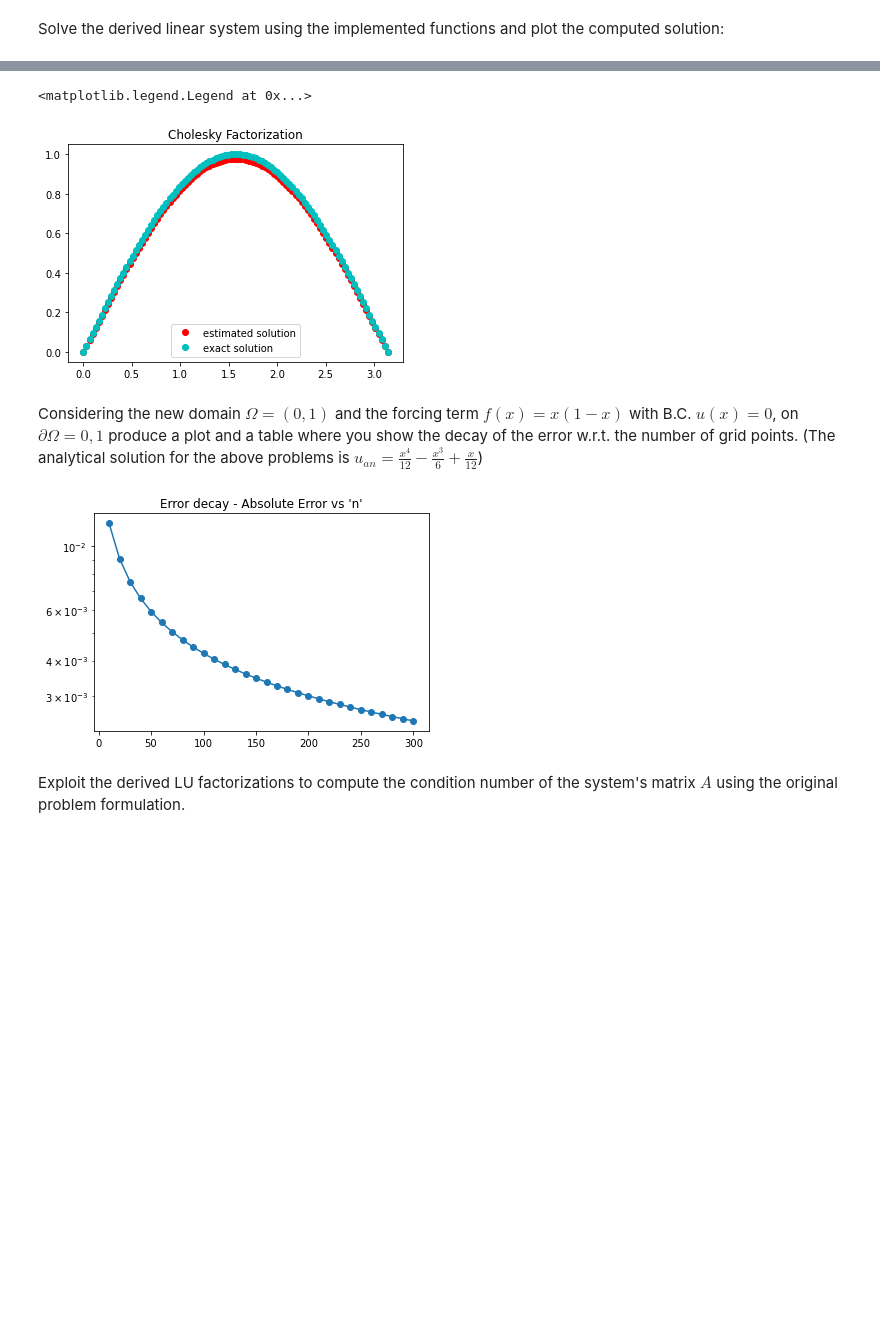
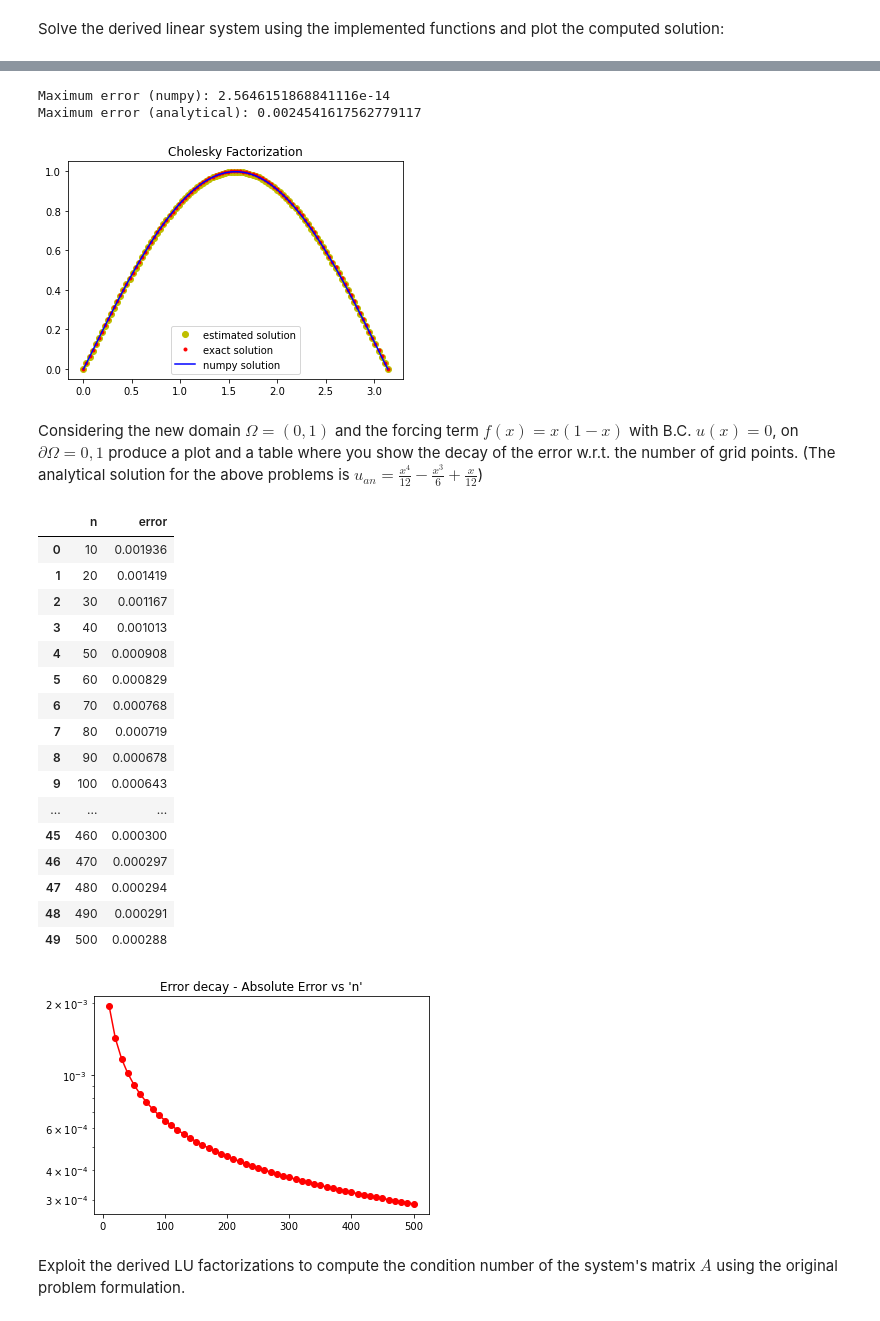
Before and after one commit to debarshibanerjee/numerical-analysis-2021-2022, a Jupyter notebook: FinalProject_2021_2022.ipynb, the cells around one changed output, grey strips where cells are left out. Drawn from its saved outputs; the diff is of its cells as text; code cells hidden in the pictures; blank space fills up the shorter version.

Commit message:
Added table for errors in Final Project...forgot earlier

```diff
--- a/FinalProject_2021_2022.ipynb
+++ b/FinalProject_2021_2022.ipynb
@@ -20,7 +21,7 @@ $$u_{xx}(x_i) = \frac{-u_{i-2}+16u_{i-1}-30u_i+16u_{i+1}-u_{i+2}}{12h^2}$$
 Implement a function that given the domain interval, the forcing function, the number of discretization points, the boundary conditions, returns the matrix $A$ and the the right hand side $b$.
 # %%
 def finDif(omega,f,n,bc):
-    h = (omega[1] - omega[0]) / (n)
+    h = (omega[1] - omega[0]) / (n-1)
 
     # Part for solving the matrix = A
     coeff_1 = 1*np.ones((n-2,))
@@ -32,7 +33,7 @@ def finDif(omega,f,n,bc):
     A = (np.diag(coeff_1, -2) + np.diag(coeff_2, -1) + np.diag(coeff_3, 0)
         + np.diag(coeff_2, +1) + np.diag(coeff_1, +2))
 
-    A /= 12.*h*h
+    A = A/(12.*(h**2))
 
     # Part for solving the RHS = b
     x = np.linspace(omega[0], omega[1], n)
@@ -44,8 +45,8 @@ def finDif(omega,f,n,bc):
     A[-1,:] = 0
     A[:,-1] = 0
     A[0,0] = A[-1,-1] = 1
-    b[0] = bc[0]
-    b[-1] = bc[1]
+    b[0] = bc[0]/(h**2)
+    b[-1] = bc[1]/(h**2)
 
     return A, b
 # %% [markdown]
@@ -159,22 +166,27 @@ w = L_solve(HT,b)
 u = U_solve(H,w)
 
 plt.title("Cholesky Factorization")
-_ = plt.plot(xx,u,'ro',label='estimated solution')
-_ = plt.plot(xx,u_ex, 'co',label='exact solution')
+_ = plt.plot(xx,u,'yo',label='estimated solution')
+_ = plt.plot(xx,u_ex, 'r.',label='exact solution')
+_ = plt.plot(xx,u_numpy, 'b',label='numpy solution')
 plt.legend()
+
+print("Maximum error (numpy):", max(abs(u-u_numpy)))
+print("Maximum error (analytical):", max(abs(u-u_ex)))
 # %% [output]
-<matplotlib.legend.Legend at 0x...>
+Maximum error (numpy): 2.5646151868841116e-14
+Maximum error (analytical): 0.0024541617562779117
-[figure, old version]
+[figure, new version]
 # %% [markdown]
 Considering the new domain $\Omega = (0,1)$ and the forcing term $f(x) = x(1-x)$ with B.C. $u(x) = 0$, on $\partial \Omega = {0,1}$ produce a plot and a table where you show the decay of the error w.r.t. the number of grid points.
 (The analytical solution for the above problems is $u_{an} = \frac{x^4}{12} - \frac{x^3}{6} + \frac{x}{12}$)
 # %%
-def error_analysis(f,bc,omega,n_range):
+def error_analysis(f,bc,omega,n_range,f_exact):
     error=[]
     for i in n_range:
         x_vals = np.linspace(omega[0], omega[1], i)
-        u_ex = x_vals**4/12. - x_vals**3/6. + x_vals/12.
-
+        #u_ex = x_vals**4/12. - x_vals**3/6. + x_vals/12.
+        u_ex = f_exact(x_vals)
         A_i, b_i = finDif(omega, f, i, bc)
 
         L_i, U_i = LU(A_i)
@@ -187,16 +199,37 @@ def error_analysis(f,bc,omega,n_range):
 # %%
 omega_new = [0,1]
 f_new = lambda x : x*(1-x)
 bc_new = [0,0]
 
-n_range = np.arange(10,301,10)
+n_range = np.arange(10,501,10)
+f_exact = lambda x : (pow(x,4)/12 - pow(x,3)/6 + x/12)
 
-errors = error_analysis(f_new, bc_new, omega_new, n_range)
+errors = error_analysis(f_new, bc_new, omega_new, n_range,f_exact)
+
+df = pd.DataFrame({'n' : n_range, 'error' : errors})
+display(df)
 
 plt.title("Error decay - Absolute Error vs 'n'")
-_ = plt.semilogy(n_range, errors, 'o-')
+_ = plt.semilogy(n_range, errors, 'ro-')
 # %% [output]
+|  | n | error |
+| 0 | 10 | 0.001936 |
+| 1 | 20 | 0.001419 |
+| 2 | 30 | 0.001167 |
+| 3 | 40 | 0.001013 |
+| 4 | 50 | 0.000908 |
+| 5 | 60 | 0.000829 |
+| 6 | 70 | 0.000768 |
+| 7 | 80 | 0.000719 |
+| 8 | 90 | 0.000678 |
+| 9 | 100 | 0.000643 |
+| ... | ... | ... |
+| 45 | 460 | 0.000300 |
+| 46 | 470 | 0.000297 |
+| 47 | 480 | 0.000294 |
+| 48 | 490 | 0.000291 |
+| 49 | 500 | 0.000288 |
-[figure, old version]
+[figure, new version]
 # %% [markdown]
 Exploit the derived LU factorizations to compute the condition number of the system's matrix $A$ using the original problem formulation.
 # %%
```
Also changed, not shown: parts of 14 cells of this notebook.
